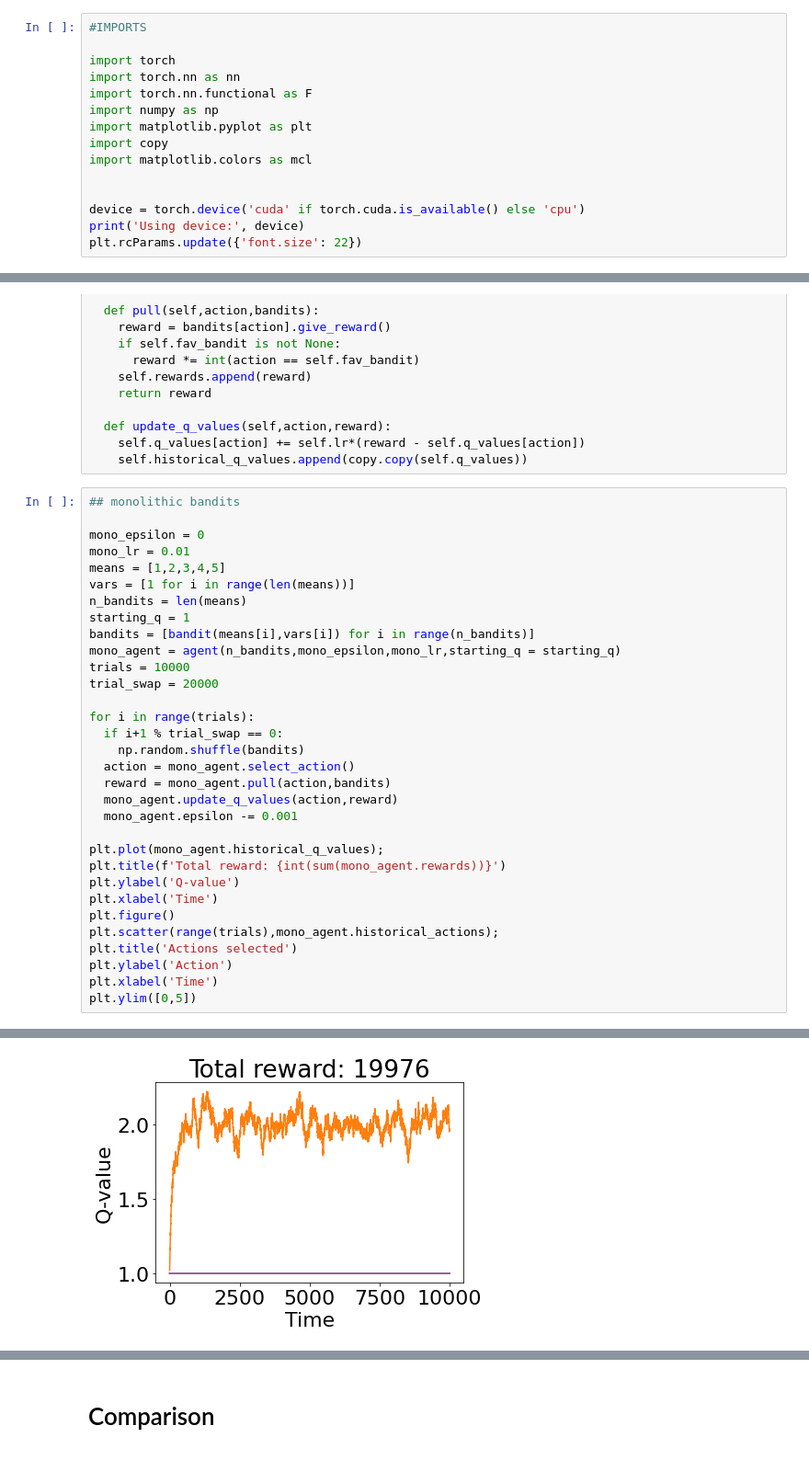
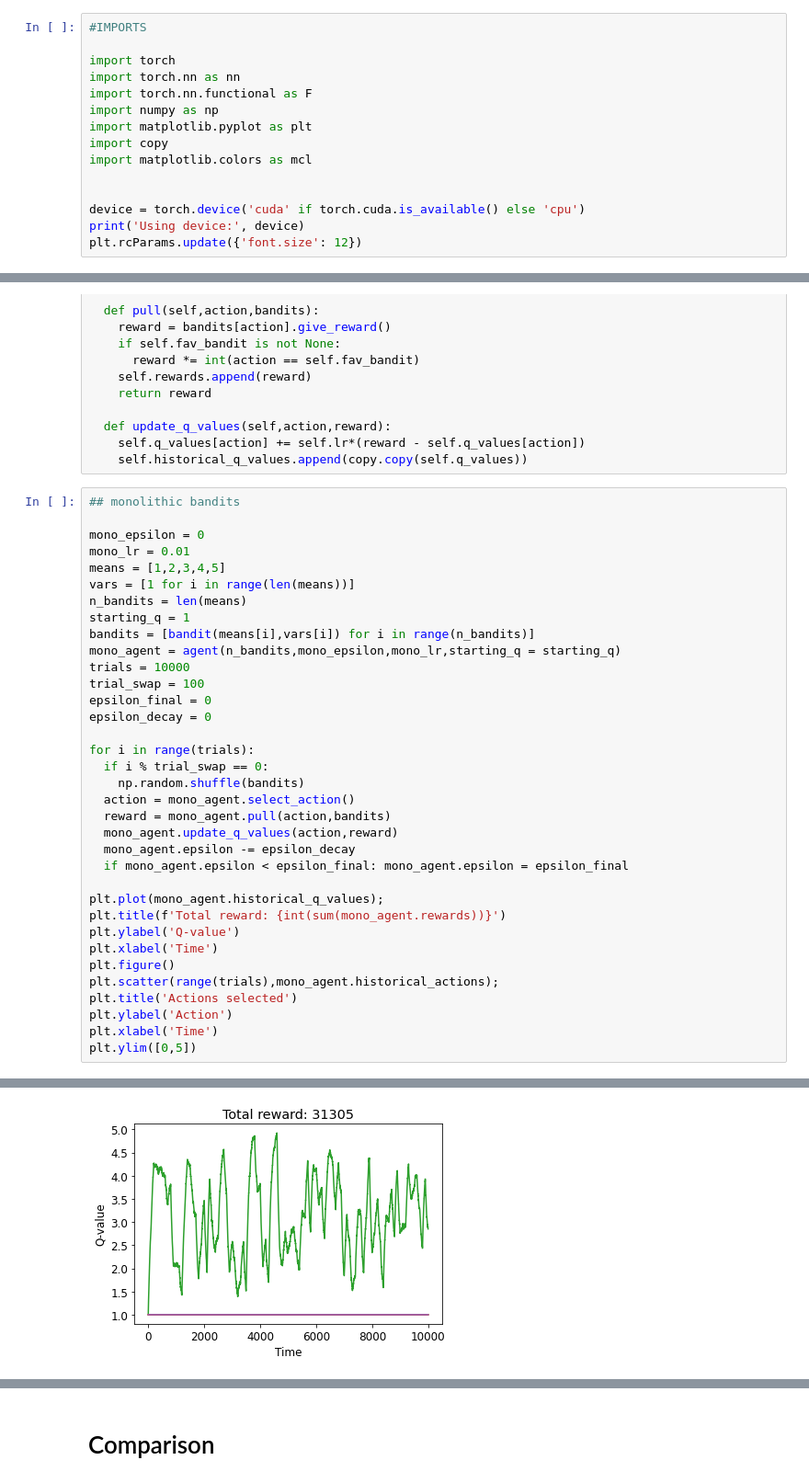
Before and after one commit to zdulbz/Multiple-Selves, a Jupyter notebook: Bandits.ipynb, the cells around one changed output, grey strips where cells are left out. Shown at 92% size. Drawn from its saved outputs; the diff is of its cells as text.

```diff
--- a/Bandits.ipynb
+++ b/Bandits.ipynb
@@ -14,7 +16,7 @@ import matplotlib.colors as mcl
 
 device = torch.device('cuda' if torch.cuda.is_available() else 'cpu')
 print('Using device:', device)
-plt.rcParams.update({'font.size': 22})
+plt.rcParams.update({'font.size': 12})
 # %% [output]
 Using device: cpu
 # %%
@@ -65,34 +67,37 @@ class agent:
 ## monolithic bandits
 
 mono_epsilon = 0
 mono_lr = 0.01
 means = [1,2,3,4,5]
 vars = [1 for i in range(len(means))]
 n_bandits = len(means)
 starting_q = 1
 bandits = [bandit(means[i],vars[i]) for i in range(n_bandits)]
 mono_agent = agent(n_bandits,mono_epsilon,mono_lr,starting_q = starting_q)
 trials = 10000
-trial_swap = 20000
+trial_swap = 100
+epsilon_final = 0
+epsilon_decay = 0
 
 for i in range(trials):
-  if i+1 % trial_swap == 0:
+  if i % trial_swap == 0:
     np.random.shuffle(bandits)
   action = mono_agent.select_action()
   reward = mono_agent.pull(action,bandits)
   mono_agent.update_q_values(action,reward)
-  mono_agent.epsilon -= 0.001
+  mono_agent.epsilon -= epsilon_decay
+  if mono_agent.epsilon < epsilon_final: mono_agent.epsilon = epsilon_final
 
 plt.plot(mono_agent.historical_q_values);
 plt.title(f'Total reward: {int(sum(mono_agent.rewards))}')
 plt.ylabel('Q-value')
 plt.xlabel('Time')
 plt.figure()
 plt.scatter(range(trials),mono_agent.historical_actions);
 plt.title('Actions selected')
 plt.ylabel('Action')
 plt.xlabel('Time')
 plt.ylim([0,5])
 # %% [output]
 (0.0, 5.0)
-[figure, old version]
+[figure, new version]
```
Also changed, not shown: parts of 9 cells of this notebook.
